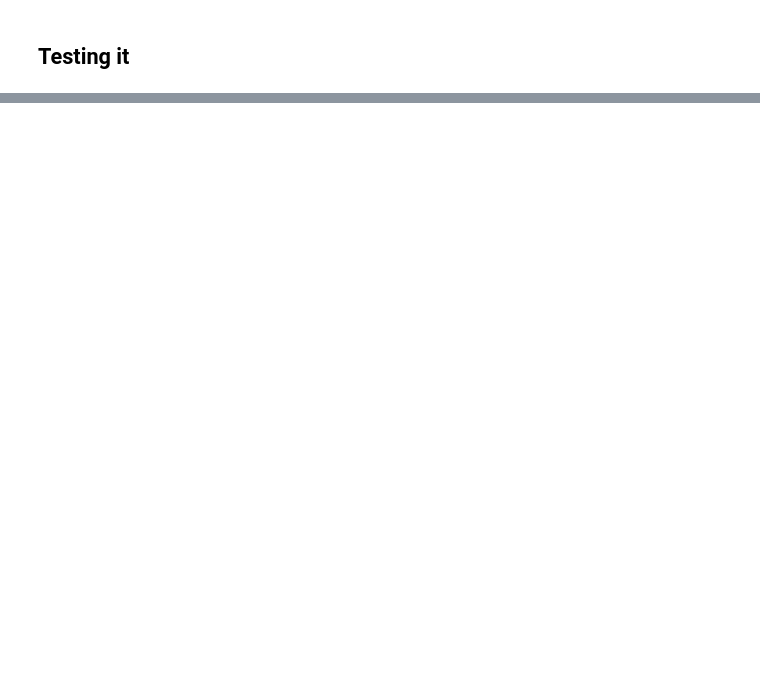
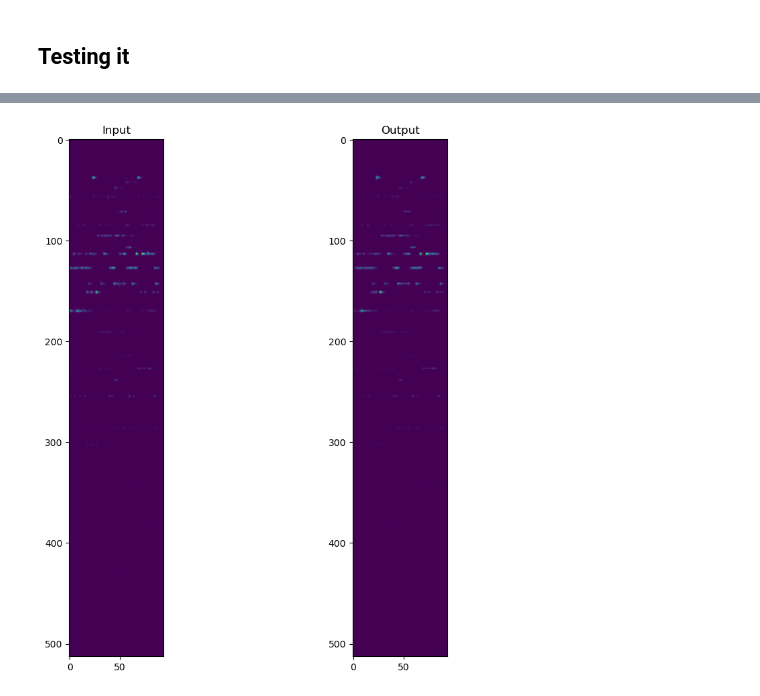
Before and after one commit to taketshi/audio_autoencoder, a Jupyter notebook: main.ipynb, the cells around one changed output, grey strips where cells are left out. Drawn from its saved outputs; the diff is of its cells as text; code cells hidden in the pictures; blank space fills up the shorter version.

```diff
--- a/main.ipynb
+++ b/main.ipynb
@@ -119,5 +122,8 @@ def recover_waveform(spec):
         rec_waveform = griffin_lim(spec)
 
         return rec_waveform
+# %%
+def cap(tensor, threshold):
+    return torch.where((tensor >= 0) & (tensor <= threshold), torch.tensor(0), tensor)
 # %%
 # Predicting
@@ -140,0 +150,13 @@ torchaudio.save(output_path, out_wave, sample_rate)
+# %%
+testing_shaped = testing_shaped.numpy().reshape(piano_ds.spec_size[0], piano_ds.spec_size[1])
+testing_out_shaped = testing_out_shaped.numpy().reshape(piano_ds.spec_size[0], piano_ds.spec_size[1])
+fig = plt.figure(figsize=(10, 10))
+ax1 = fig.add_subplot(1, 2, 1)
+plt.imshow(testing_shaped)
+ax1.title.set_text('Input')
+ax2 = fig.add_subplot(1, 2, 2)
+plt.imshow(testing_out_shaped)
+ax2.title.set_text('Output')
+plt.show()
+# %% [output]
+[figure, added]
```
Also changed, not shown: parts of 10 cells of this notebook, 1 other file.
